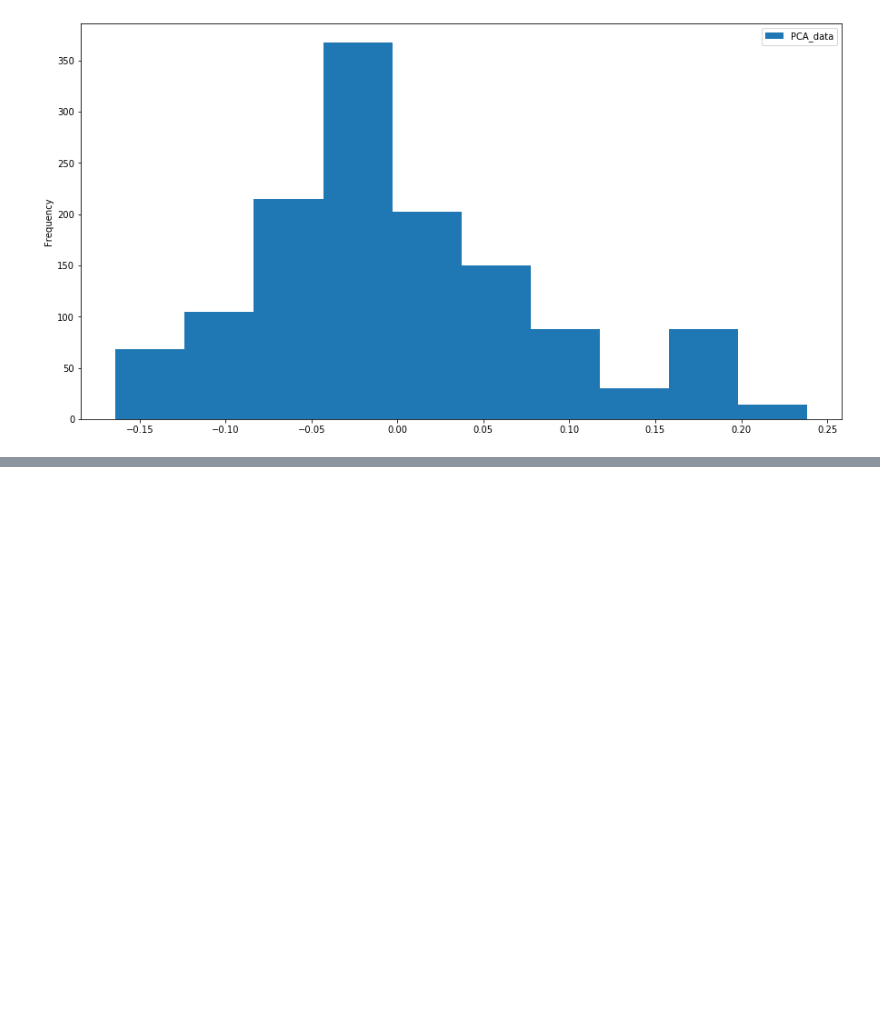
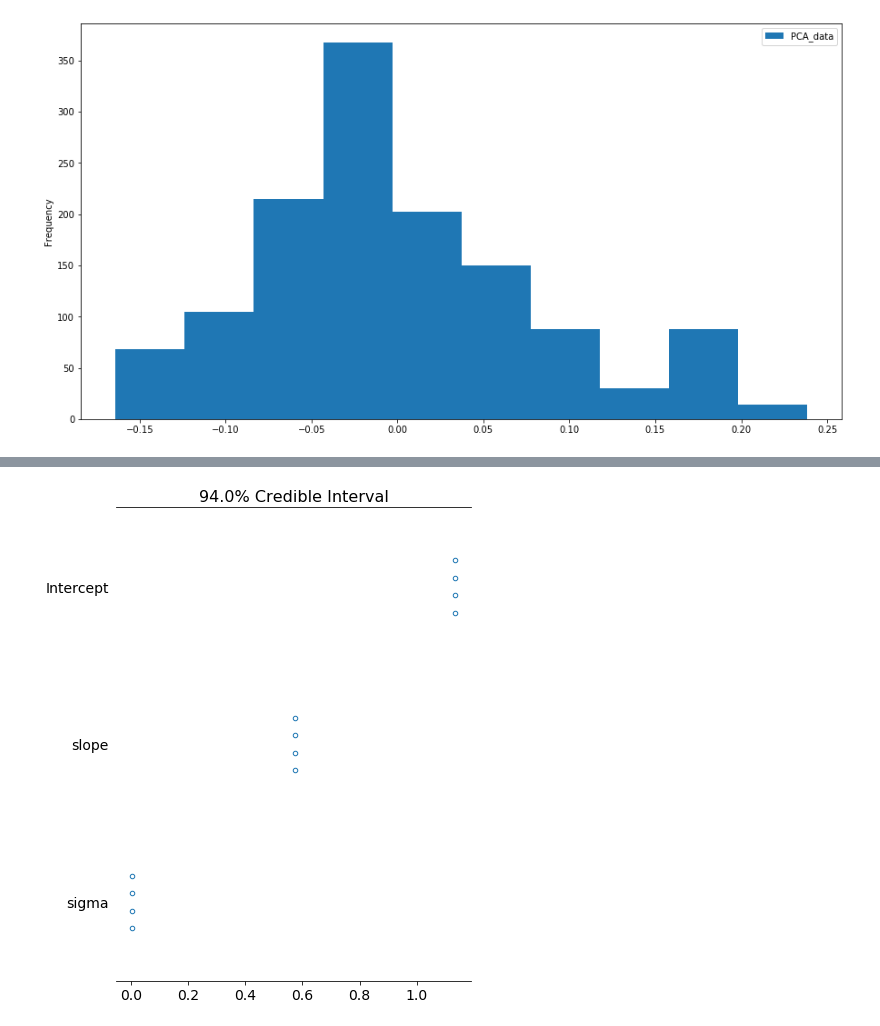
Before and after one commit to radheem/stock-market-PP-project, a Jupyter notebook: pca.ipynb, the cells around one changed output, grey strips where cells are left out. Saved outputs shown, nothing was run; the diff lists cells and outputs as text; code cells hidden in the pictures; blank space fills up the shorter version.

```diff
--- a/pca.ipynb
+++ b/pca.ipynb
@@ -67,0 +118,4 @@ plt.show()
+# %%
+pm.forestplot(linear_trace);
+# %% [output]
+[figure, added]
```
Also changed, not shown: parts of 9 cells of this notebook.
